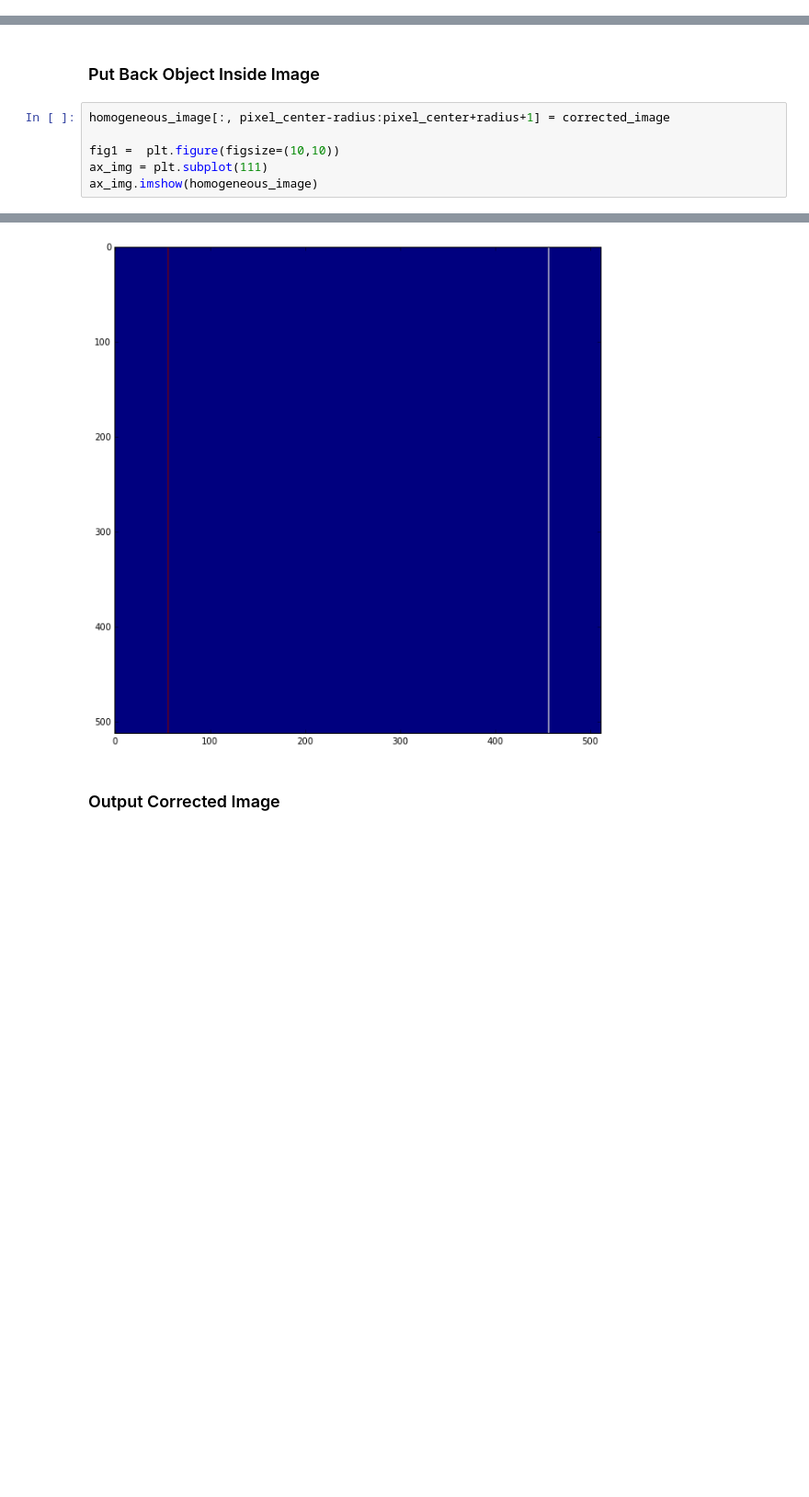
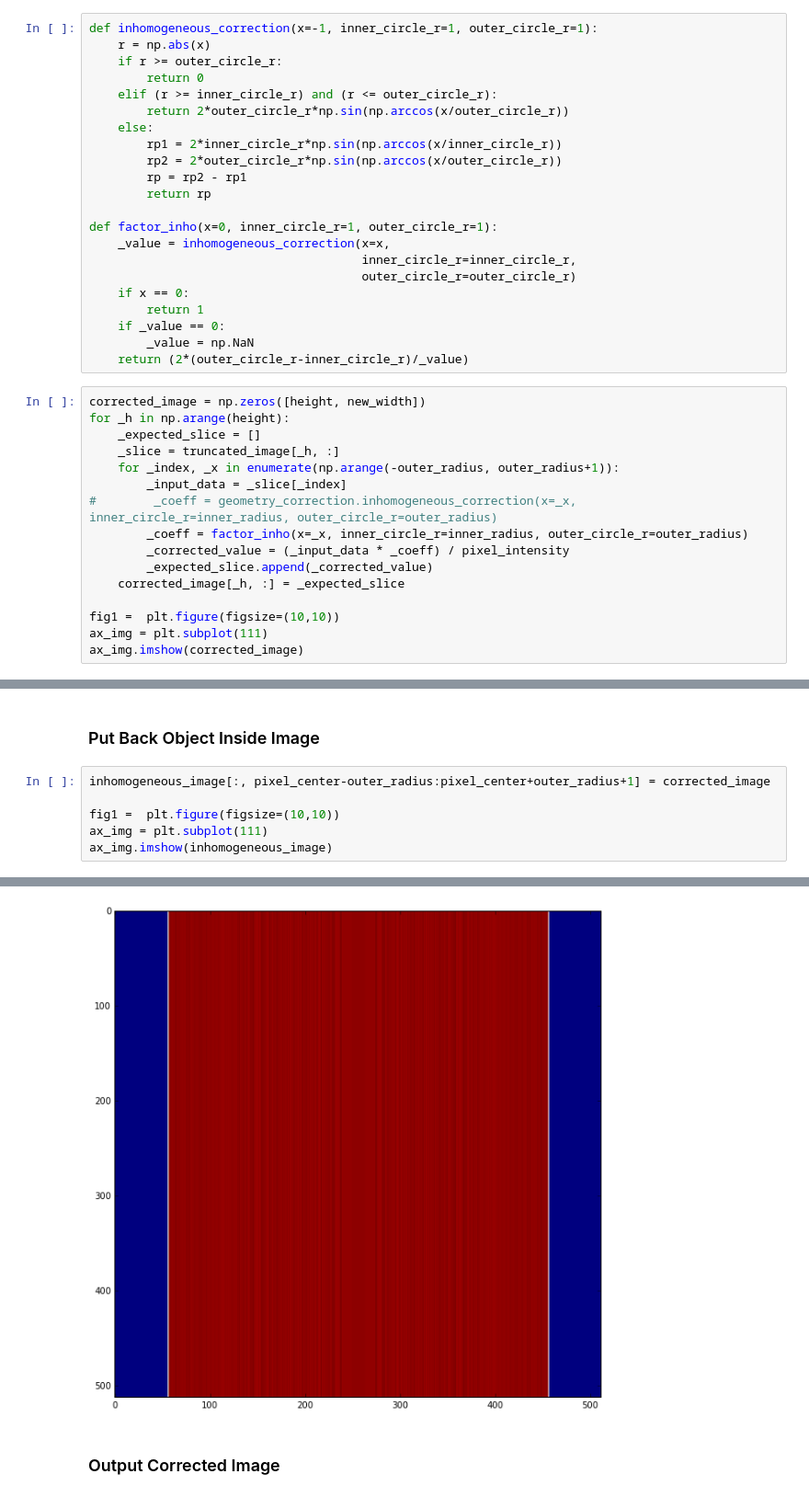
Before and after one commit to JeanBilheux/IPTS_16413, a Jupyter notebook: notebooks/test_cylindrical_correction_with_fits.ipynb, the cells around one changed output, grey strips where cells are left out. Shown at 92% size. Saved outputs shown, nothing was run; the diff lists cells and outputs as text; blank space fills up the shorter version.

Commit message:
Finished first draft of implementation of homo and inhomogeneous cylindrical geometry corrections

```diff
--- a/notebooks/test_cylindrical_correction_with_fits.ipynb
+++ b/notebooks/test_cylindrical_correction_with_fits.ipynb
@@ -96,0 +198,38 @@ divide by zero encountered in double_scalars
+# %%
+def inhomogeneous_correction(x=-1, inner_circle_r=1, outer_circle_r=1):
+    r = np.abs(x)
+    if r >= outer_circle_r:
+        return 0
+    elif (r >= inner_circle_r) and (r <= outer_circle_r):
+        return 2*outer_circle_r*np.sin(np.arccos(x/outer_circle_r))
+    else:
+        rp1 = 2*inner_circle_r*np.sin(np.arccos(x/inner_circle_r))
+        rp2 = 2*outer_circle_r*np.sin(np.arccos(x/outer_circle_r))
+        rp = rp2 - rp1
+        return rp
+
+def factor_inho(x=0, inner_circle_r=1, outer_circle_r=1):
+    _value = inhomogeneous_correction(x=x,
+                                      inner_circle_r=inner_circle_r,
+                                      outer_circle_r=outer_circle_r)
+    if x == 0:
+        return 1
+    if _value == 0:
+        _value = np.NaN
+    return (2*(outer_circle_r-inner_circle_r)/_value)
+# %%
+corrected_image = np.zeros([height, new_width])
+for _h in np.arange(height):
+    _expected_slice = []
+    _slice = truncated_image[_h, :]
+    for _index, _x in enumerate(np.arange(-outer_radius, outer_radius+1)):
+        _input_data = _slice[_index]
+#        _coeff = geometry_correction.inhomogeneous_correction(x=_x, inner_circle_r=inner_radius, outer_circle_r=outer_radius)
+        _coeff = factor_inho(x=_x, inner_circle_r=inner_radius, outer_circle_r=outer_radius)
+        _corrected_value = (_input_data * _coeff) / pixel_intensity
+        _expected_slice.append(_corrected_value)
+    corrected_image[_h, :] = _expected_slice
+
+fig1 =  plt.figure(figsize=(10,10))
+ax_img = plt.subplot(111)
+ax_img.imshow(corrected_image)
@@ -104,14 +248,14 @@ ax_img.plot(corrected_image[50, 1:])
 # %% [markdown]
 ### Put Back Object Inside Image
 # %%
-homogeneous_image[:, pixel_center-radius:pixel_center+radius+1] = corrected_image
+inhomogeneous_image[:, pixel_center-outer_radius:pixel_center+outer_radius+1] = corrected_image
 
 fig1 =  plt.figure(figsize=(10,10))
 ax_img = plt.subplot(111)
-ax_img.imshow(homogeneous_image)
+ax_img.imshow(inhomogeneous_image)
 # %% [output]
 <matplotlib.image.AxesImage at 0x...>
-[figure, old version]
+[figure, new version]
 # %% [markdown]
 ### Output Corrected Image
 # %%
```
Also changed, not shown: parts of 24 cells of this notebook, 6 other files.
